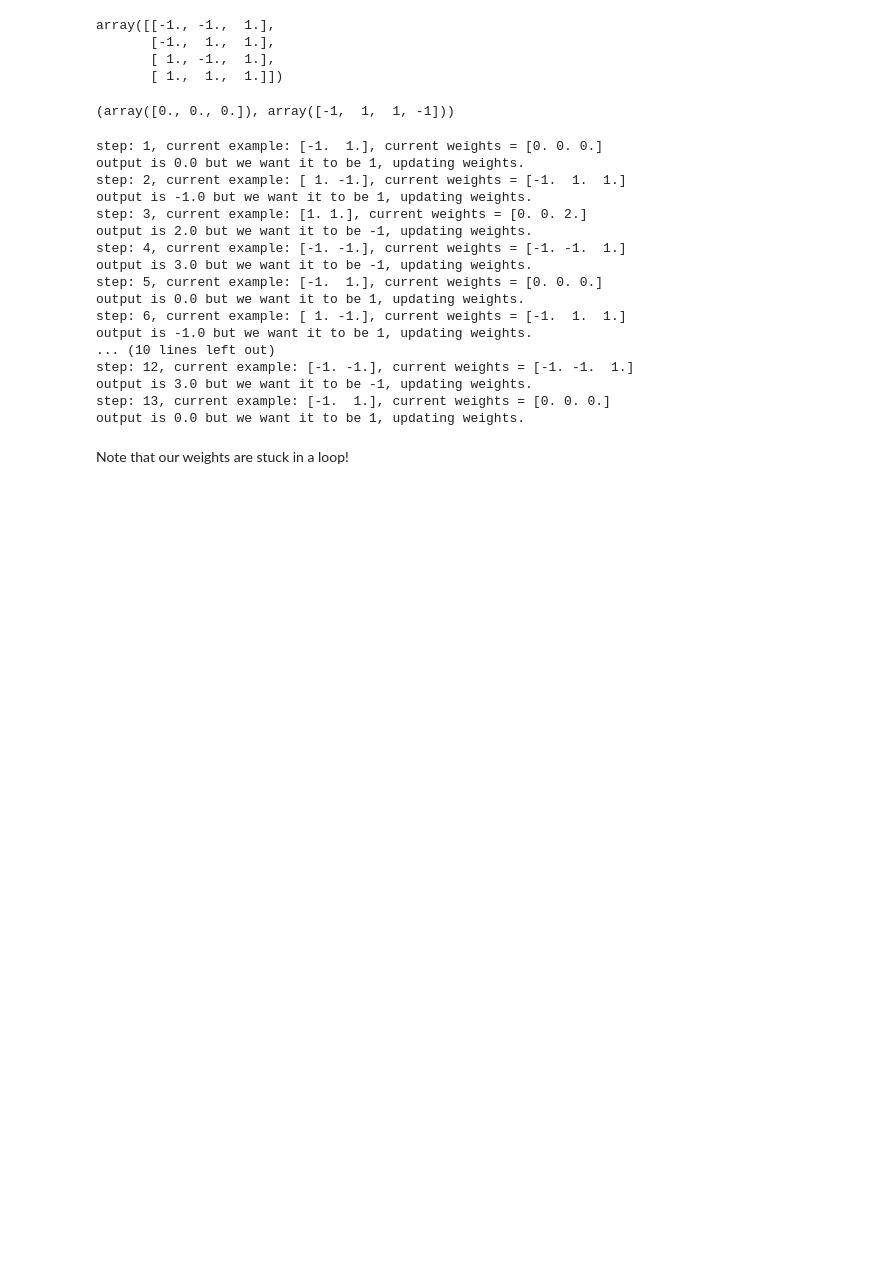
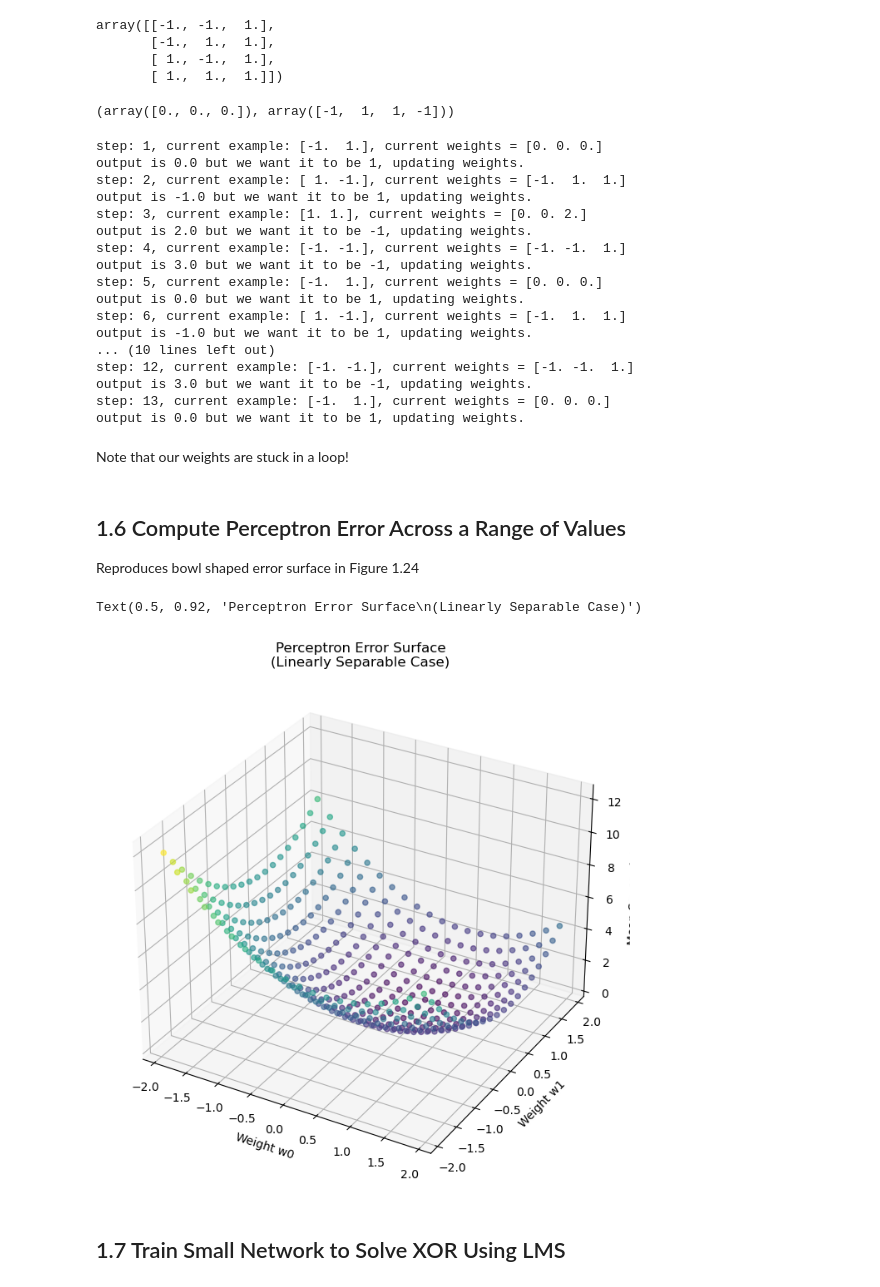
Before and after one commit to stephencwelch/ai_book, a Jupyter notebook: 1_perceptron.ipynb, the cells around one changed output. Drawn from its saved outputs; the diff is of its cells as text; code cells hidden in the pictures; blank space fills up the shorter version.

```diff
--- a/1_perceptron.ipynb
+++ b/1_perceptron.ipynb
@@ -321,3 +321,58 @@ step: 13, current example: [-1.  1.], current weights = [0. 0. 0.]
 output is 0.0 but we want it to be 1, updating weights.
 # %% [markdown]
 Note that our weights are stuck in a loop!
+# %% [markdown]
+## 1.6 Compute Perceptron Error Across a Range of Values
+Reproduces bowl shaped error surface in Figure 1.24
+# %%
+import numpy as np
+import matplotlib.pyplot as plt
+from mpl_toolkits.mplot3d import Axes3D
+
+# Linearly Separable case
+X = np.array([[-1, -1], [-1, 1], [1, -1], [1, 1]])
+y = np.array([[-1], [1], [1], [1]])
+w0_range = np.arange(-1.9, 2.0, 0.2)
+w1_range = np.arange(-1.9, 2.0, 0.2)
+b = 1   # Bias term
+
+# Initialize lists to store results
+w0_points = []
+w1_points = []
+error_points = []
+
+# Compute error for each weight combination
+for w0 in w0_range:
+    for w1 in w1_range:
+        yhat = X[:,0]*w0 + X[:,1]*w1 + b  # Compute all 4 yhats at once
+        error = np.mean((y.ravel() - yhat)**2)  # Mean squared error
+
+        # Store the results
+        w0_points.append(w0)
+        w1_points.append(w1)
+        error_points.append(error)
+
+# Convert to numpy arrays
+w0_points = np.array(w0_points)
+w1_points = np.array(w1_points)
+error_points = np.array(error_points)
+
+# Create 3D scatter plot
+fig = plt.figure(figsize=(12, 8))
+ax = fig.add_subplot(111, projection='3d')
+
+# Create scatter plot with color mapping
+scatter = ax.scatter(w0_points, w1_points, error_points,
+                    c=error_points, cmap='viridis',
+                    alpha=0.6, s=20)
+
+# Add labels and title
+ax.set_xlabel('Weight w0')
+ax.set_ylabel('Weight w1')
+ax.set_zlabel('Mean Squared Error')
+ax.set_title('Perceptron Error Surface\n(Linearly Separable Case)')
+# %% [output]
+Text(0.5, 0.92, 'Perceptron Error Surface\n(Linearly Separable Case)')
+[figure, added]
+# %% [markdown]
+## 1.7 Train Small Network to Solve XOR Using LMS
```
Also changed, not shown: parts of 4 cells of this notebook, 2 other files.
